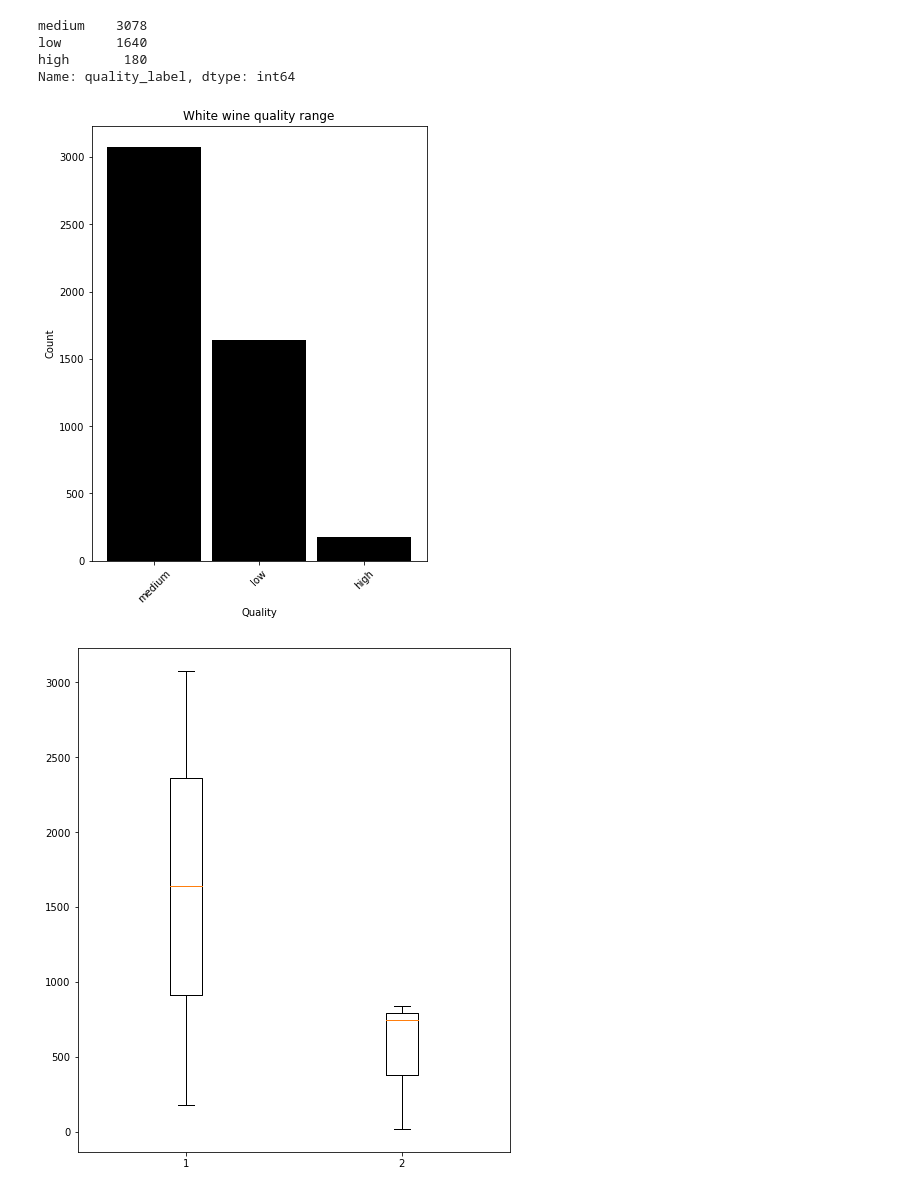
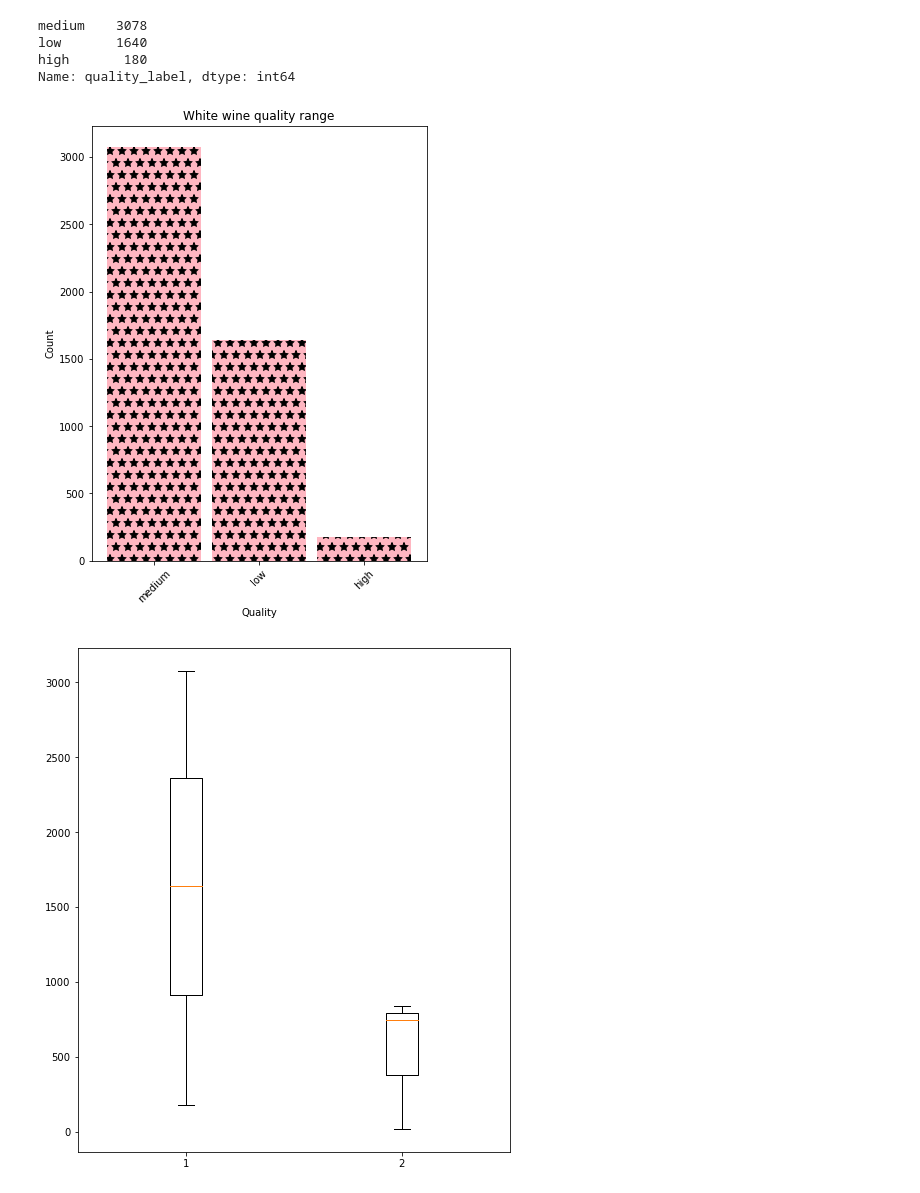
Before and after one commit to movifu1982/EDA---Wine-Project, a Jupyter notebook: EDA.ipynb, the cells around one changed output. Drawn from its saved outputs; the diff is of its cells as text; code cells hidden in the pictures.

```diff
--- a/EDA.ipynb
+++ b/EDA.ipynb
@@ -126,19 +128,21 @@ Name: quality_label, dtype: int64
 # %%
 #Matplotlib
 
 plt.figure(figsize=(6,8))
-plt.bar(white_comparison.index, white_comparison, width=0.9, color= "black")
-
+bars = plt.bar(white_comparison.index, white_comparison, width=0.9, color= "lightpink")
+bars[0].set_hatch("*")
+bars[1].set_hatch("*")
+bars[2].set_hatch("*")
 
 plt.title("White wine quality range")
 plt.xlabel("Quality")
 plt.ylabel("Count")
 plt.xticks(rotation=45)
 plt.show()
 
 #get the columns in order
 # %% [output]
-[figure, old version]
+[figure, new version]
 # %%
 #seaborne
 
```
Also changed, not shown: parts of 1 cell of this notebook, 1 other file.
